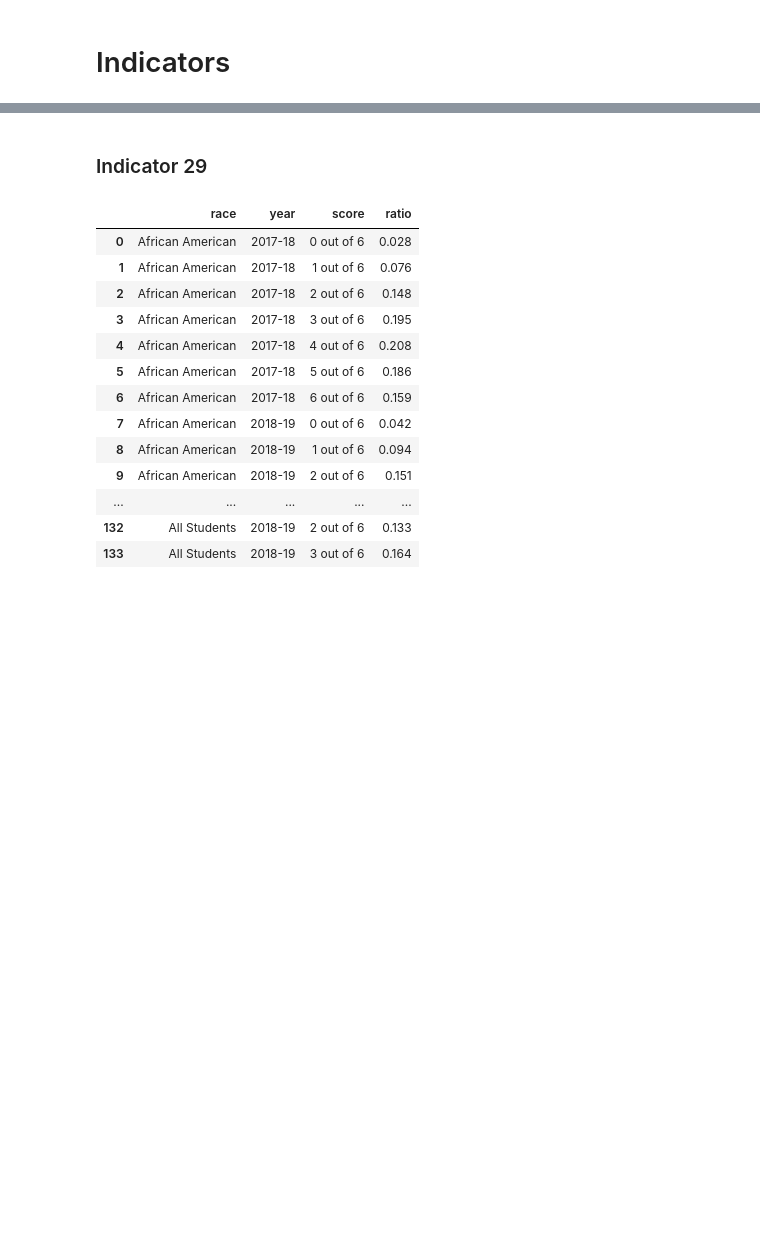
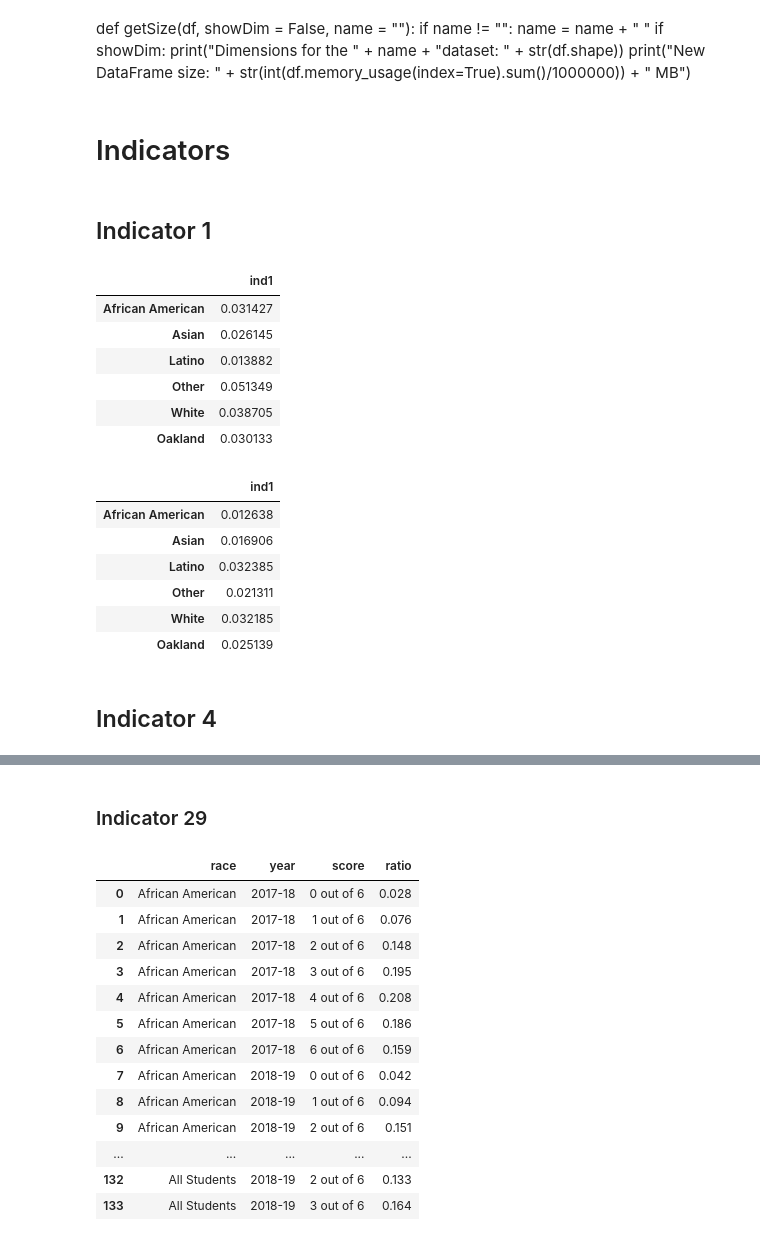
Before and after one commit to jaimev408/Oakland_RE_Indicators, a Jupyter notebook: IND2.ipynb, the cells around one changed output, grey strips where cells are left out. Saved outputs shown, nothing was run; the diff lists cells and outputs as text; code cells hidden in the pictures; blank space fills up the shorter version.

Commit message:
new indicators and charts

```diff
--- a/IND2.ipynb
+++ b/IND2.ipynb
@@ -40,17 +33,56 @@ def getSize(df, showDim = False, name = ""):
+# %% [markdown]
+def getSize(df, showDim = False, name = ""):
+    if name != "":
+        name = name + " "
+    if showDim:
+        print("Dimensions for the " + name + "dataset: " + str(df.shape))
+    print("New DataFrame size: " + str(int(df.memory_usage(index=True).sum()/1000000)) + " MB")
 # %%
-pca191 = pd.read_csv("./Data/2019pCA1.csv")
-hca191 = pd.read_csv("./Data/2019hCA1.csv")
+pca191 = pd.read_csv("./Data/PUMS/2019pCA1.csv")
+hca191 = pd.read_csv("./Data/PUMS/2019hCA1.csv")
 pca191_Ok = cleanData(pca191, hca191)
 del pca191, hca191
 
-pca181 = pd.read_csv("./Data/2018pCA1.csv")
-hca181 = pd.read_csv("./Data/2018hCA1.csv")
+pca181 = pd.read_csv("./Data/PUMS/2018pCA1.csv")
+hca181 = pd.read_csv("./Data/PUMS/2018hCA1.csv")
 pca181_Ok = cleanData(pca181, hca181, False)
 del pca181, hca181
 
-pca161 = pd.read_csv("./Data/2016pCA1.csv")
-hca161 = pd.read_csv("./Data/2016hCA1.csv")
+pca161 = pd.read_csv("./Data//PUMS/2016pCA1.csv")
+hca161 = pd.read_csv("./Data/PUMS/2016hCA1.csv")
 pca161_Ok = cleanData(pca161, hca161, False)
 del pca161, hca161
 # %% [markdown]
 # Indicators
+# %% [markdown]
+## Indicator 1
+# %%
+def ind1(df):
+    numerator = df.loc[df["COW"] == 7, ["RACE"]].groupby("RACE")['RACE'].count() ## .Self-employed in own incorporated business
+    numerator = numerator.append(pd.Series(numerator.sum(), ['Oakland']))
+    denominator = df.loc[(pca191_Ok["COW"] !=9) & (df["COW"].notna()), ["RACE"]].groupby("RACE")['RACE'].count() # not include
+    # >>> 9=unemployed and NA = who aged below 16
+    denominator = denominator.append(pd.Series(denominator.sum(), ["Oakland"]))
+    ind1_cal = (numerator/denominator)
+    table = pd.DataFrame(ind1_cal, columns = ["ind1"])
+    return table
+# %%
+display(ind1(pca181_Ok))
+display(ind1(pca191_Ok))
+# %% [output]
+|  | ind1 |
+| African American | 0.031427 |
+| Asian | 0.026145 |
+| Latino | 0.013882 |
+| Other | 0.051349 |
+| White | 0.038705 |
+| Oakland | 0.030133 |
+|  | ind1 |
+| African American | 0.012638 |
+| Asian | 0.016906 |
+| Latino | 0.032385 |
+| Other | 0.021311 |
+| White | 0.032185 |
+| Oakland | 0.025139 |
+# %% [markdown]
+## Indicator 4
```
Also changed, not shown: parts of 6 cells of this notebook, 2 other files.
